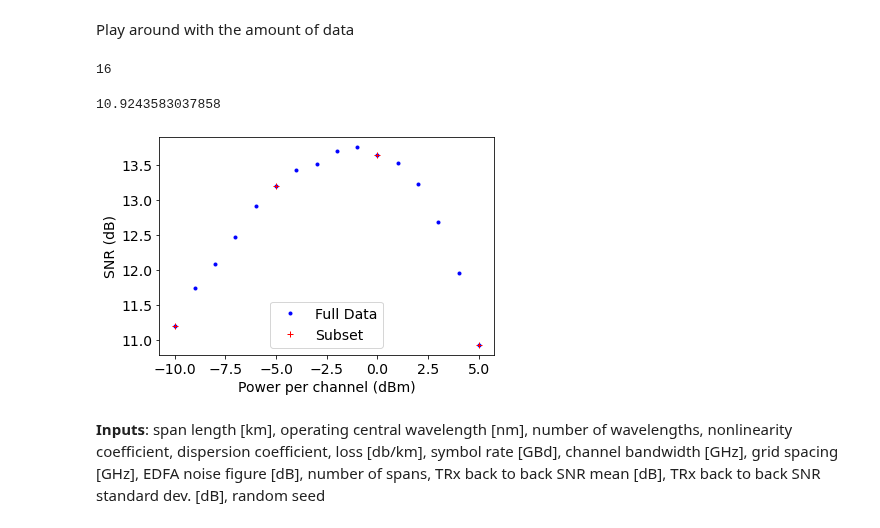
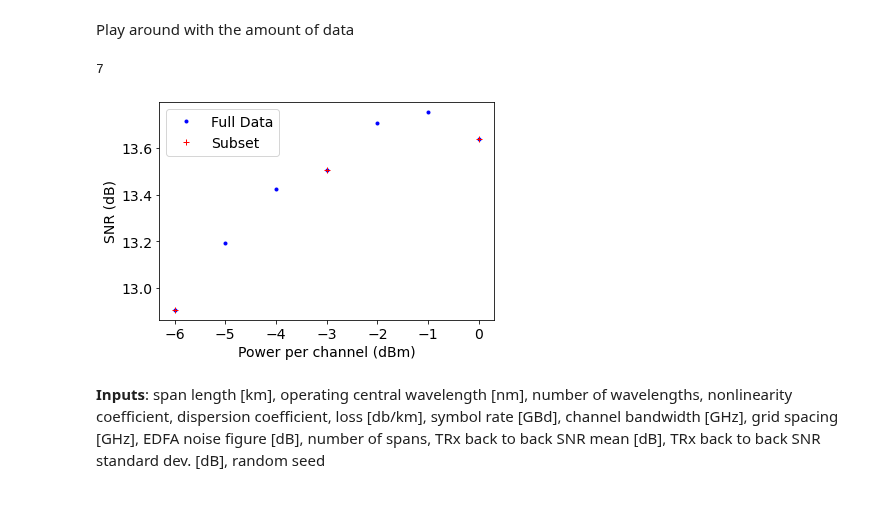
Before and after one commit to joshnevin/physics_enhanced_GPs, a Jupyter notebook: GN_model_enhanced_GPs_comp_d_pvar.ipynb, the cells around one changed output. Cells and saved outputs as stored; diff of their text form; code cells hidden in the pictures.

```diff
--- a/GN_model_enhanced_GPs_comp_d_pvar.ipynb
+++ b/GN_model_enhanced_GPs_comp_d_pvar.ipynb
@@ -20,12 +20,16 @@ pch = np.genfromtxt(open(str(data_dir) + "power_david.csv", "r"), delimiter=",",
 # %% [markdown]
 Play around with the amount of data
 # %%
-snr = snr[:16] # -10 to 5 dBm
-pch = pch[:16]
+# snr = snr[:16] # -10 to 5 dBm
+# pch = pch[:16]
 snr_comp = snr[:16] # to compare with SSFM
 pch_comp = pch[:16]
 # snr = snr[1:14]  # -8 to 4 dBm
 # pch = pch[1:14]
+snr = snr[5:12] # -6 to 0 dBm  # 3 dBm around peak
+pch = pch[5:12]
+# snr = snr[4:12] # -7 to -3 dBm  # 2 dBm around peak
+# pch = pch[4:12]
 # %%
 down_sample_factor = 1
 snr = np.array([snr[i] for i in range(len(snr)) if i % down_sample_factor == 0])
@@ -33,35 +37,37 @@ pch = np.array([pch[i] for i in range(len(pch)) if i % down_sample_factor == 0])
 # %%
 len(pch)
 # %% [output]
-16
+7
-# %%
-snr[0]
-# %% [output]
-10.9243583037858
 # %%
 # inds = [0, 4, 8, 12, 15]  # for -10 to 5 dBm five measurements
 # snr_sub = np.array([snr[inds[0]], snr[inds[1]], snr[inds[2]], snr[inds[3]], snr[inds[4]]])
 # pch_sub = np.array([pch[inds[0]], pch[inds[1]], pch[inds[2]], pch[inds[3]], pch[inds[4]]])
-inds = [0, 5, 10, 15]  # for -10 to 5 dBm four measurements
-snr_sub = np.array([snr[inds[0]], snr[inds[1]], snr[inds[2]], snr[inds[3]]])
-pch_sub = np.array([pch[inds[0]], pch[inds[1]], pch[inds[2]], pch[inds[3]]])
+# inds = [0, 5, 10, 15]  # for -10 to 5 dBm four measurements
+# snr_sub = np.array([snr[inds[0]], snr[inds[1]], snr[inds[2]], snr[inds[3]]])
+# pch_sub = np.array([pch[inds[0]], pch[inds[1]], pch[inds[2]], pch[inds[3]]])
 # inds = [0, 3, 6, 9, 12]  # for -8 to 4 dBm
 # snr_sub = np.array([snr[inds[0]], snr[inds[1]], snr[inds[2]], snr[inds[3]], snr[inds[4]]])
 # pch_sub = np.array([pch[inds[0]], pch[inds[1]], pch[inds[2]], pch[inds[3]], pch[inds[4]]])
 # inds = [0, 7, 14, -1]  # for -15 to 5 dBm, four measurements
 # snr_sub = np.array([snr[inds[0]], snr[inds[1]], snr[inds[2]], snr[inds[3]]])
 # pch_sub = np.array([pch[inds[0]], pch[inds[1]], pch[inds[2]], pch[inds[3]]])
 # inds = [0, 5, 10, 15, -1 ]  # for -15 to 5 dBm, five measurements
 # snr_sub = np.array([snr[inds[0]], snr[inds[1]], snr[inds[2]], snr[inds[3]], snr[inds[4]]])
 # pch_sub = np.array([pch[inds[0]], pch[inds[1]], pch[inds[2]], pch[inds[3]], pch[inds[4]]])
+# inds = [0, 2, 4, -1]  # -6 to 0 dBm, four measurements
+# snr_sub = np.array([snr[inds[0]], snr[inds[1]], snr[inds[2]], snr[inds[3]]])
+# pch_sub = np.array([pch[inds[0]], pch[inds[1]], pch[inds[2]], pch[inds[3]]])
+inds = [0, 3, -1]  # -6 to 0 dBm, three measurements
+snr_sub = np.array([snr[inds[0]], snr[inds[1]], snr[inds[2]]])
+pch_sub = np.array([pch[inds[0]], pch[inds[1]], pch[inds[2]]])
 plt.plot(pch, snr, 'b.', label='Full Data')
 plt.plot(pch_sub, snr_sub, 'r+', label='Subset')
 plt.xlabel("Power per channel (dBm)")
 plt.ylabel("SNR (dB)")
 plt.legend()
 plt.show()
 # %% [output]
-[figure, old version]
+[figure, new version]
 # %% [markdown]
 **Inputs**: span length [km], operating central wavelength [nm], number of wavelengths, nonlinearity coefficient, dispersion coefficient, loss [db/km], symbol rate [GBd], channel bandwidth [GHz], grid spacing [GHz], EDFA noise figure [dB], number of spans, TRx back to back SNR mean [dB],  TRx back to back SNR standard dev. [dB], random seed
 # %%
```
Also changed, not shown: parts of 17 cells of this notebook, 1 other file.
